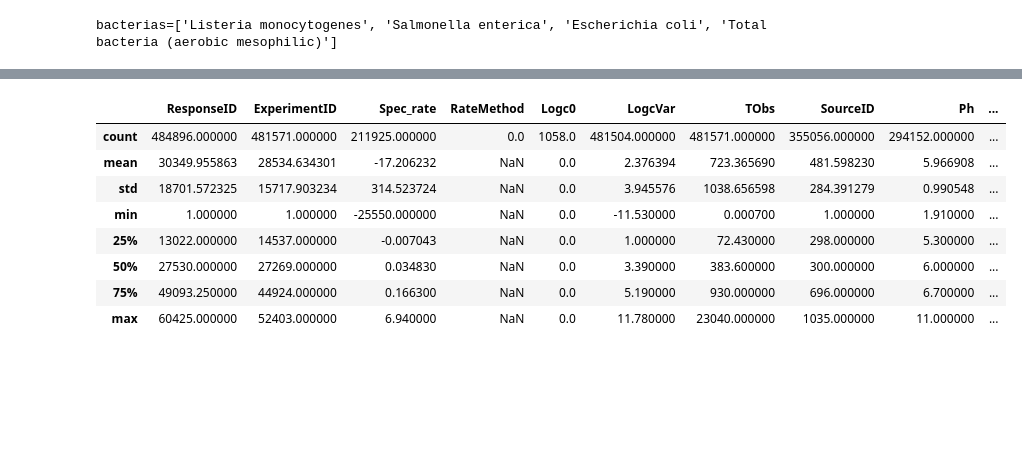
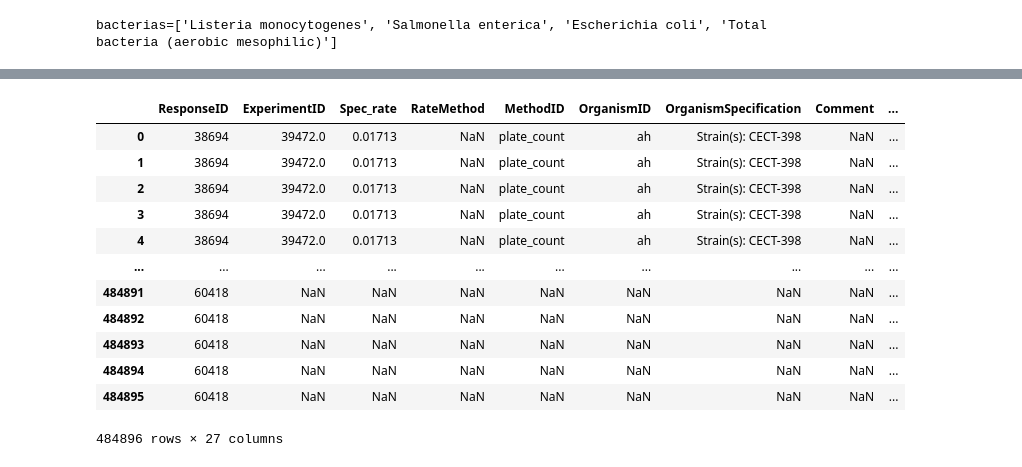
Before and after one commit to lulutinee/safer_food, a Jupyter notebook: notebooks/JYL_sandbox.ipynb, the cells around one changed output, grey strips where cells are left out. Drawn from its saved outputs; the diff is of its cells as text; code cells hidden in the pictures; blank space fills up the shorter version.

```diff
--- a/notebooks/JYL_sandbox.ipynb
+++ b/notebooks/JYL_sandbox.ipynb
@@ -321,7 +330,7 @@ def import_data():
 
     return conditions, experiment_conditions, experiments, logcs, properties, response_properties, responses, source
 # %%
-def merge_data()conditions, experiment_conditions, experiments, logcs, properties, response_properties, responses, source:
+def merge_data(conditions, experiment_conditions, experiments, logcs, properties, response_properties, responses, source):
     # Pivot ExperimentConditions table to have one row per ExperimentID before the merge
     # This table is not needed for the actual project, but will be useful for us
     # in the future...
@@ -345,12 +449,16 @@ raw_data = merge_data(conditions, experiment_conditions, experiments, logcs, pro
 # %%
-raw_data.describe()
+raw_data
 # %% [output]
-|  | ResponseID | ExperimentID | Spec_rate | RateMethod | Logc0 | LogcVar | TObs | SourceID | Ph | ... |
-| count | 484896.000000 | 481571.000000 | 211925.000000 | 0.0 | 1058.0 | 481504.000000 | 481571.000000 | 355056.000000 | 294152.000000 | ... |
-| mean | 30349.955863 | 28534.634301 | -17.206232 | NaN | 0.0 | 2.376394 | 723.365690 | 481.598230 | 5.966908 | ... |
-| std | 18701.572325 | 15717.903234 | 314.523724 | NaN | 0.0 | 3.945576 | 1038.656598 | 284.391279 | 0.990548 | ... |
-| min | 1.000000 | 1.000000 | -25550.000000 | NaN | 0.0 | -11.530000 | 0.000700 | 1.000000 | 1.910000 | ... |
-| 25% | 13022.000000 | 14537.000000 | -0.007043 | NaN | 0.0 | 1.000000 | 72.430000 | 298.000000 | 5.300000 | ... |
-| 50% | 27530.000000 | 27269.000000 | 0.034830 | NaN | 0.0 | 3.390000 | 383.600000 | 300.000000 | 6.000000 | ... |
-| 75% | 49093.250000 | 44924.000000 | 0.166300 | NaN | 0.0 | 5.190000 | 930.000000 | 696.000000 | 6.700000 | ... |
-| max | 60425.000000 | 52403.000000 | 6.940000 | NaN | 0.0 | 11.780000 | 23040.000000 | 1035.000000 | 11.000000 | ... |
+|  | ResponseID | ExperimentID | Spec_rate | RateMethod | MethodID | OrganismID | OrganismSpecification | Comment | ... |
+| 0 | 38694 | 39472.0 | 0.01713 | NaN | plate_count | ah | Strain(s): CECT-398 | NaN | ... |
+| 1 | 38694 | 39472.0 | 0.01713 | NaN | plate_count | ah | Strain(s): CECT-398 | NaN | ... |
+| 2 | 38694 | 39472.0 | 0.01713 | NaN | plate_count | ah | Strain(s): CECT-398 | NaN | ... |
+| 3 | 38694 | 39472.0 | 0.01713 | NaN | plate_count | ah | Strain(s): CECT-398 | NaN | ... |
+| 4 | 38694 | 39472.0 | 0.01713 | NaN | plate_count | ah | Strain(s): CECT-398 | NaN | ... |
+| ... | ... | ... | ... | ... | ... | ... | ... | ... | ... |
+| 484891 | 60418 | NaN | NaN | NaN | NaN | NaN | NaN | NaN | ... |
+| 484892 | 60418 | NaN | NaN | NaN | NaN | NaN | NaN | NaN | ... |
+| 484893 | 60418 | NaN | NaN | NaN | NaN | NaN | NaN | NaN | ... |
+| 484894 | 60418 | NaN | NaN | NaN | NaN | NaN | NaN | NaN | ... |
+| 484895 | 60418 | NaN | NaN | NaN | NaN | NaN | NaN | NaN | ... |
+484896 rows × 27 columns
```
Also changed, not shown: parts of 6 cells of this notebook.
